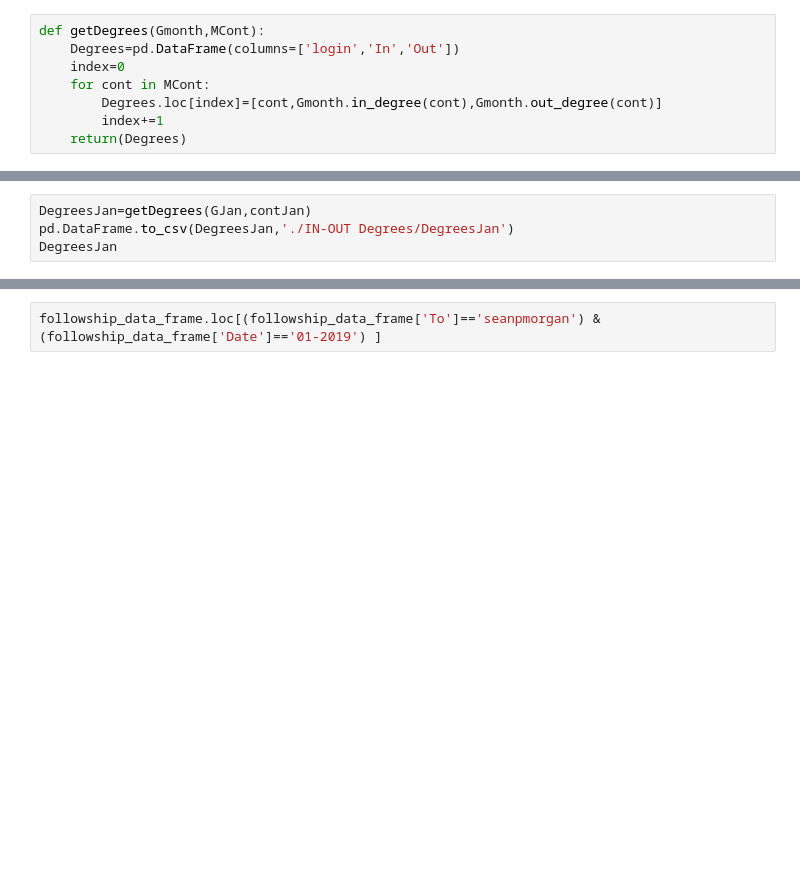
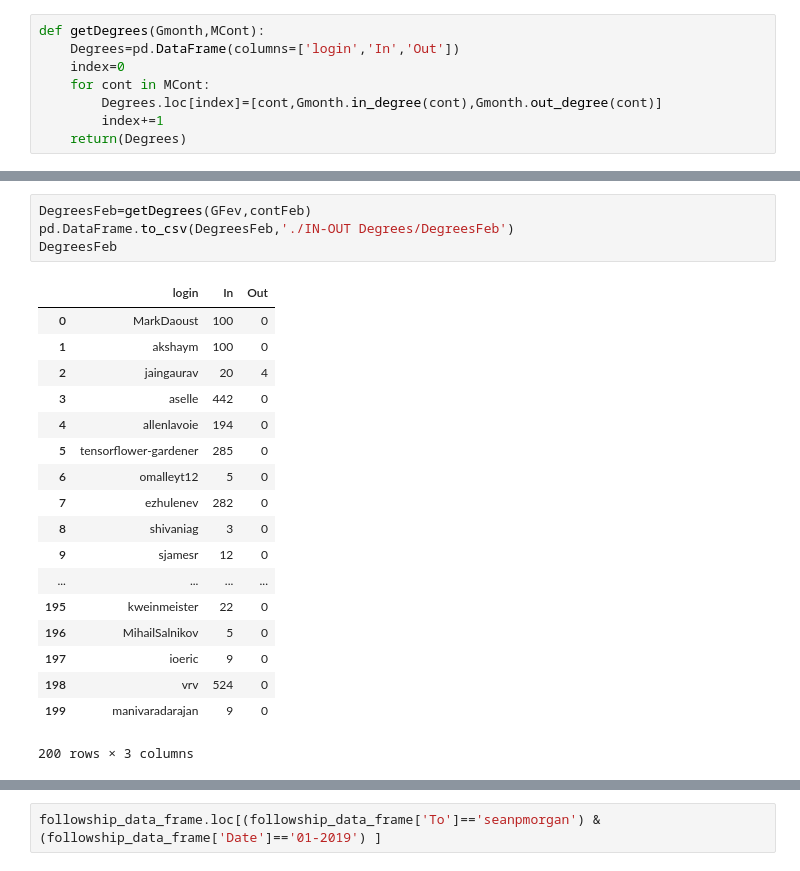
Before and after one commit to YoussefEssDS/Social-network-mining-and-analysis, a Jupyter notebook: GitHub-Mining & SNA.ipynb, the cells around one changed output, grey strips where cells are left out. Drawn from its saved outputs; the diff is of its cells as text; blank space fills up the shorter version.

```diff
--- a/GitHub-Mining & SNA.ipynb
+++ b/GitHub-Mining & SNA.ipynb
@@ -540,4 +557,23 @@ NameError: name 'contJan' is not defined
 # %%
-DegreesJan=getDegrees(GJan,contJan)
-pd.DataFrame.to_csv(DegreesJan,'./IN-OUT Degrees/DegreesJan')
-DegreesJan
+DegreesFeb=getDegrees(GFev,contFeb)
+pd.DataFrame.to_csv(DegreesFeb,'./IN-OUT Degrees/DegreesFeb')
+DegreesFeb
+# %% [output]
+|  | login | In | Out |
+| 0 | MarkDaoust | 100 | 0 |
+| 1 | akshaym | 100 | 0 |
+| 2 | jaingaurav | 20 | 4 |
+| 3 | aselle | 442 | 0 |
+| 4 | allenlavoie | 194 | 0 |
+| 5 | tensorflower-gardener | 285 | 0 |
+| 6 | omalleyt12 | 5 | 0 |
+| 7 | ezhulenev | 282 | 0 |
+| 8 | shivaniag | 3 | 0 |
+| 9 | sjamesr | 12 | 0 |
+| ... | ... | ... | ... |
+| 195 | kweinmeister | 22 | 0 |
+| 196 | MihailSalnikov | 5 | 0 |
+| 197 | ioeric | 9 | 0 |
+| 198 | vrv | 524 | 0 |
+| 199 | manivaradarajan | 9 | 0 |
+200 rows × 3 columns
```
Also changed, not shown: parts of 4 cells of this notebook, 4 other files.
